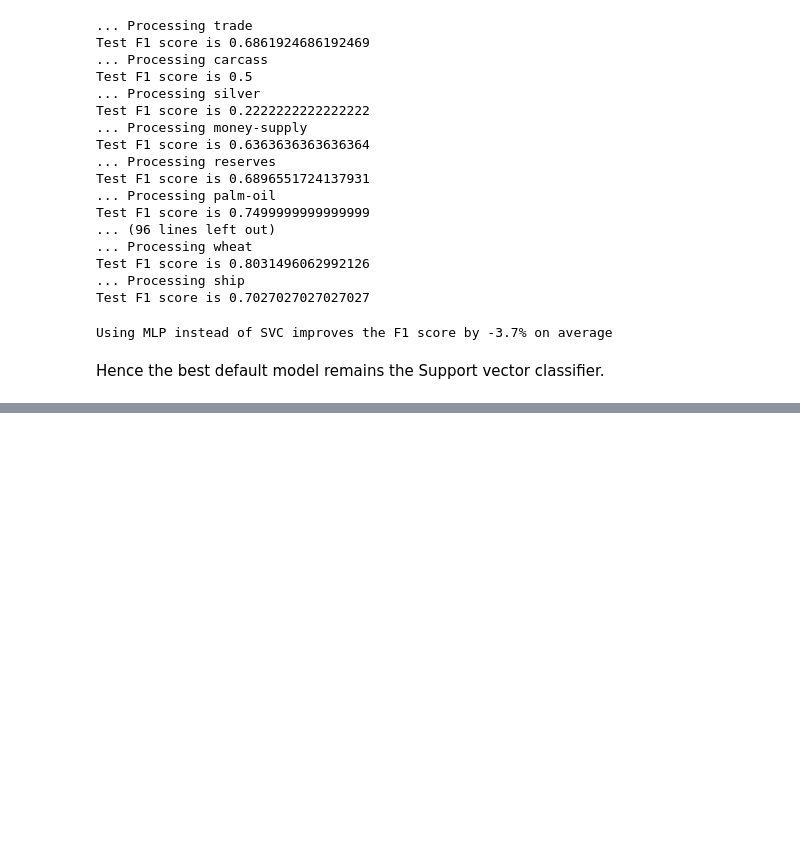
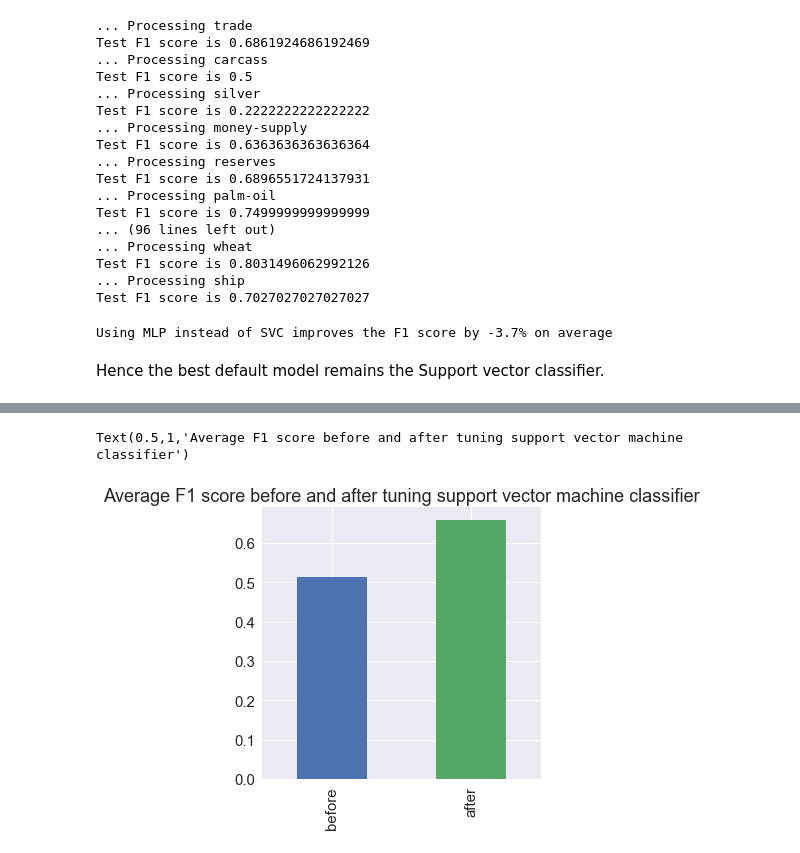
Before and after one commit to tinawenzel/json-reuters-21578, a Jupyter notebook: topic_analysis.ipynb, the cells around one changed output, grey strips where cells are left out. Saved outputs shown, nothing was run; the diff lists cells and outputs as text; code cells hidden in the pictures; blank space fills up the shorter version.

```diff
--- a/topic_analysis.ipynb
+++ b/topic_analysis.ipynb
@@ -672,14 +757,14 @@ SVC_clf = Pipeline([
 parameters = {
     'clf__estimator__C': [0.01, 0.1, 1, 10, 100, 1000],
     'tfidf__max_df': (0.01, 0.05, 0.5, 0.75, 1.0),
-    'tfidf__ngram_range': ((1, 1), (1, 2)),  # unigrams or bigrams
+    'tfidf__ngram_range': ((1, 1), (1, 2)),
 }
 
 svc_grid_results = {}
 random_search = RandomizedSearchCV(SVC_clf, parameters, n_jobs=4, n_iter=15, verbose=1, scoring='f1')
 
-for category in categories_with_enough_observations:
-    print("Performing grid search...")
+for category in categories_with_enough_obs:
+    print("{}: Performing parameter search ...".format(category))
     print("pipeline:", [name for name, _ in SVC_clf.steps])
     print("parameters:")
     print(parameters)
@@ -695,9 +780,9 @@ for category in categories_with_enough_observations:
     for param_name in sorted(parameters.keys()):
         params[param_name] = best_parameters[param_name]
         print("\t{}: {}".format(param_name, best_parameters[param_name]))
-    svc_grid_results[category] = [random_search.best_score_,params]
-#     prediction = random_search.predict(X_test.txt_combined)
-#     print(prediction)
-#     f1_value = f1_score(X_test['trade'], prediction)
-#     print(f1_value)
+#         svc_grid_results[category] = [random_search.best_score_,params]
+    prediction = random_search.predict(X_test.txt_combined)
+    f1_value = f1_score(X_test[category], prediction)
+    svc_grid_results[category] = [random_search.best_score_, f1_value, params]
+    print('F1 score train: {:.2f} F1 score test: {:.2f}'.format(random_search.best_score_, f1_value))
 # %% [output]
@@ -832,0 +1110,5 @@ Multiprocessing exception:
+# %%
+svc_df.mean().plot('bar').set_title('Average F1 score before and after tuning support vector machine classifier')
+# %% [output]
+Text(0.5,1,'Average F1 score before and after tuning support vector machine classifier')
+[figure, added]
```
Also changed, not shown: parts of 37 cells of this notebook.
